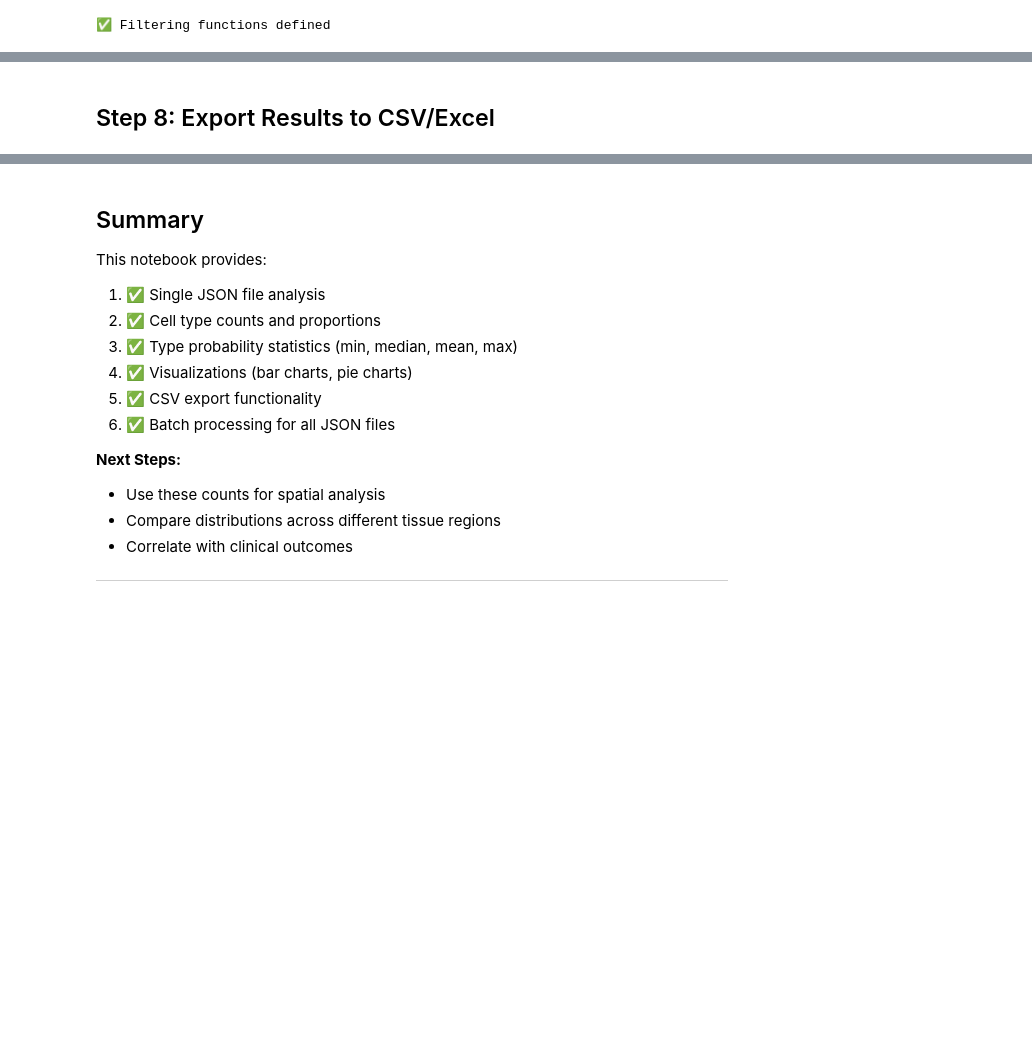
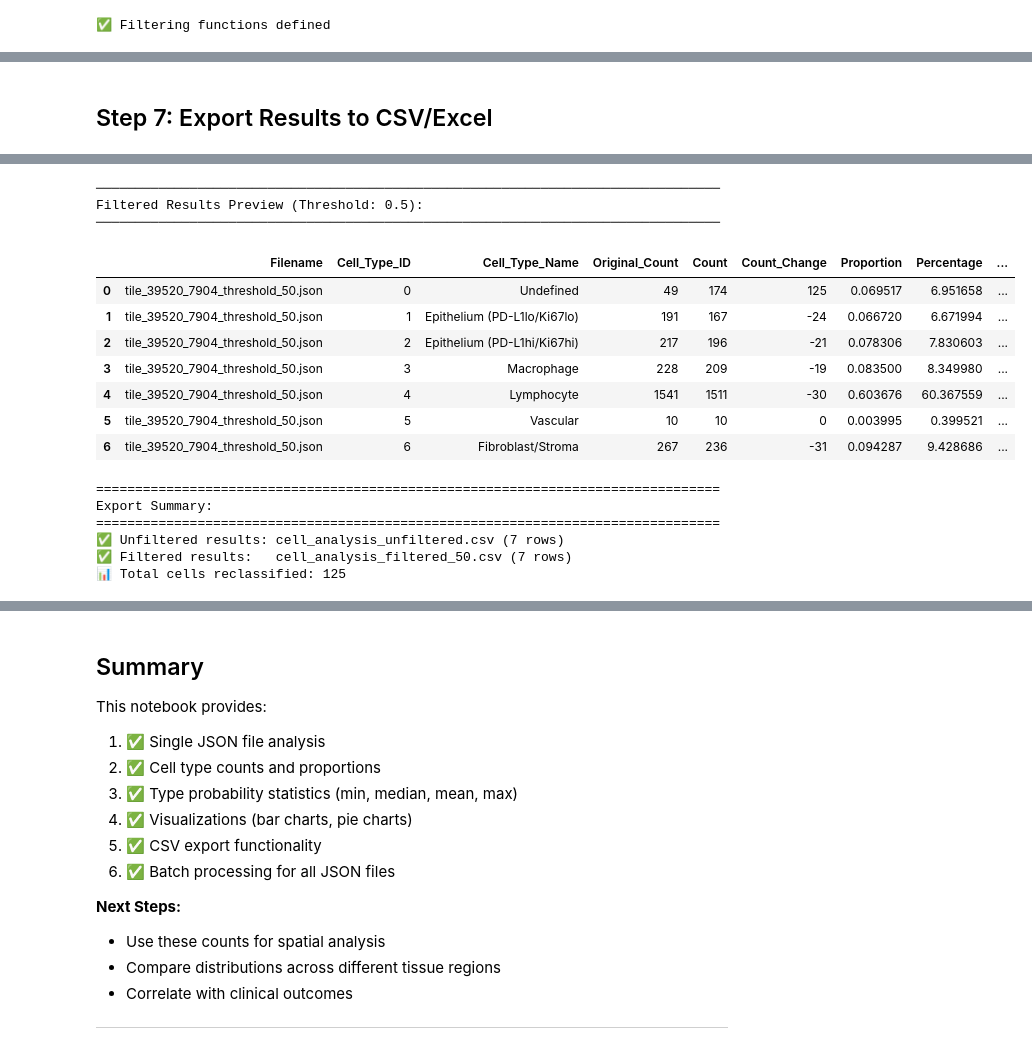
Before and after one commit to OceanBear/image_analysis_scripts, a Jupyter notebook: quantitative_analysis/cell_type_distribution.ipynb, the cells around one changed output, grey strips where cells are left out. Drawn from its saved outputs; the diff is of its cells as text; code cells hidden in the pictures; blank space fills up the shorter version.

```diff
--- a/quantitative_analysis/cell_type_distribution.ipynb
+++ b/quantitative_analysis/cell_type_distribution.ipynb
@@ -657,4 +523,4 @@ Cell Type Distribution (After Filtering)
 # %% [markdown]
-## Step 8: Export Results to CSV/Excel
+## Step 7: Export Results to CSV/Excel
 # %%
 """
@@ -785,0 +593,60 @@ else:
+# %%
+# Export both unfiltered and filtered results
+print("="*80)
+print("Exporting Results to CSV")
+print("="*80)
+
+if 'results' in locals() and 'filtered_results' in locals():
+    # Export original (unfiltered) results
+    print("\n📁 Exporting unfiltered results...")
+    df_original = export_results_to_csv(
+        results,
+        output_path="cell_analysis_unfiltered.csv",
+        is_filtered=False
+    )
+
+    # Export filtered results with threshold in filename
+    threshold_value = filtered_results.get('threshold', 'N/A')
+    threshold_str = str(int(threshold_value * 100))  # Convert 0.5 to "50"
+    filtered_output_path = f"cell_analysis_filtered_{threshold_str}.csv"
+
+    print("\n📁 Exporting filtered results...")
+    df_filtered = export_results_to_csv(
+        filtered_results,
+        output_path=filtered_output_path,
+        is_filtered=True
+    )
+
+    # Display both DataFrames
+    print("\n" + "─"*80)
+    print("Unfiltered Results Preview:")
+    print("─"*80)
+    display(df_original)
+
+    print("\n" + "─"*80)
+    print(f"Filtered Results Preview (Threshold: {threshold_value}):")
+    print("─"*80)
+    display(df_filtered)
+
+    # Summary
+    print("\n" + "="*80)
+    print("Export Summary:")
+    print("="*80)
+    print(f"✅ Unfiltered results: cell_analysis_unfiltered.csv ({len(df_original)} rows)")
+    print(f"✅ Filtered results:   {filtered_output_path} ({len(df_filtered)} rows)")
+    print(f"📊 Total cells reclassified: {filtered_results.get('reclassified_count', 0):,}")
+
+elif 'results' in locals():
+    # Only unfiltered results available
+    print("\n⚠️ Filtered results not available. Only exporting unfiltered results.")
+    df_original = export_results_to_csv(
+        results,
+        output_path="cell_analysis_unfiltered.csv",
+        is_filtered=False
+    )
+    display(df_original)
+    print("\n💡 Run Step 6 to generate filtered results before exporting.")
+
+else:
+    print("⚠️ No results to export. Please run Step 5 (and optionally Step 6) first.")
+# %% [output]
@@ -786 +674,18 @@ else:
+────────────────────────────────────────────────────────────────────────────────
+Filtered Results Preview (Threshold: 0.5):
+────────────────────────────────────────────────────────────────────────────────
+|  | Filename | Cell_Type_ID | Cell_Type_Name | Original_Count | Count | Count_Change | Proportion | Percentage | ... |
+| 0 | tile_39520_7904_threshold_50.json | 0 | Undefined | 49 | 174 | 125 | 0.069517 | 6.951658 | ... |
+| 1 | tile_39520_7904_threshold_50.json | 1 | Epithelium (PD-L1lo/Ki67lo) | 191 | 167 | -24 | 0.066720 | 6.671994 | ... |
+| 2 | tile_39520_7904_threshold_50.json | 2 | Epithelium (PD-L1hi/Ki67hi) | 217 | 196 | -21 | 0.078306 | 7.830603 | ... |
+| 3 | tile_39520_7904_threshold_50.json | 3 | Macrophage | 228 | 209 | -19 | 0.083500 | 8.349980 | ... |
+| 4 | tile_39520_7904_threshold_50.json | 4 | Lymphocyte | 1541 | 1511 | -30 | 0.603676 | 60.367559 | ... |
+| 5 | tile_39520_7904_threshold_50.json | 5 | Vascular | 10 | 10 | 0 | 0.003995 | 0.399521 | ... |
+| 6 | tile_39520_7904_threshold_50.json | 6 | Fibroblast/Stroma | 267 | 236 | -31 | 0.094287 | 9.428686 | ... |
+================================================================================
+Export Summary:
+================================================================================
+✅ Unfiltered results: cell_analysis_unfiltered.csv (7 rows)
+✅ Filtered results:   cell_analysis_filtered_50.csv (7 rows)
+📊 Total cells reclassified: 125
 # %% [markdown]
```
Also changed, not shown: parts of 16 cells of this notebook, 7 other files.
